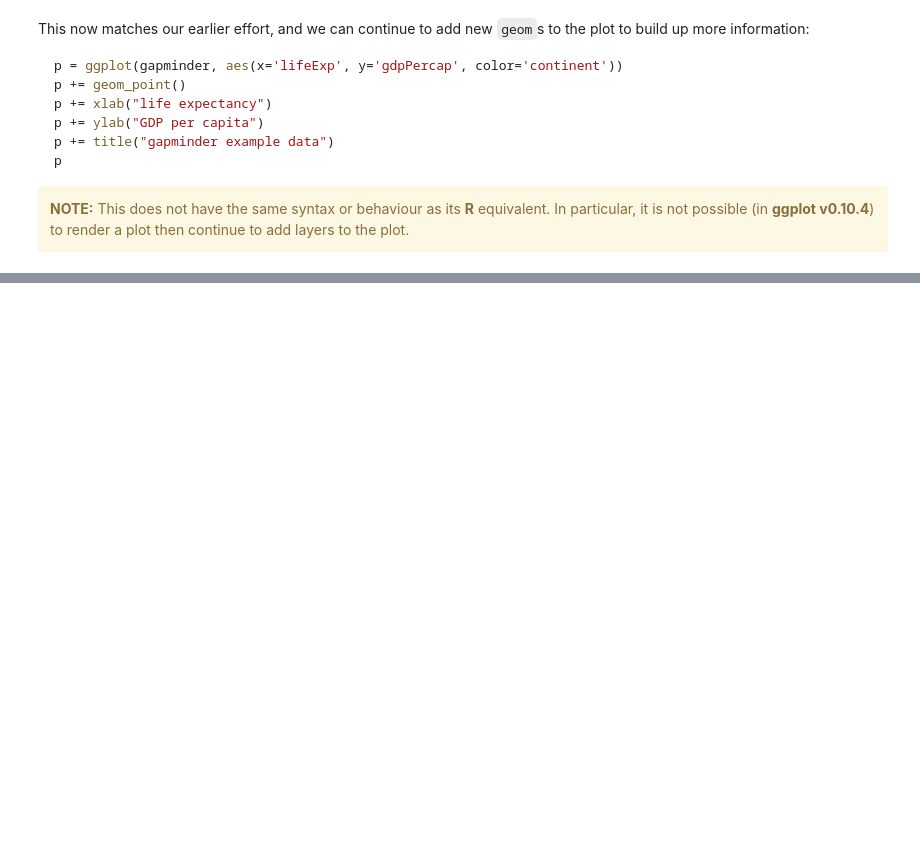
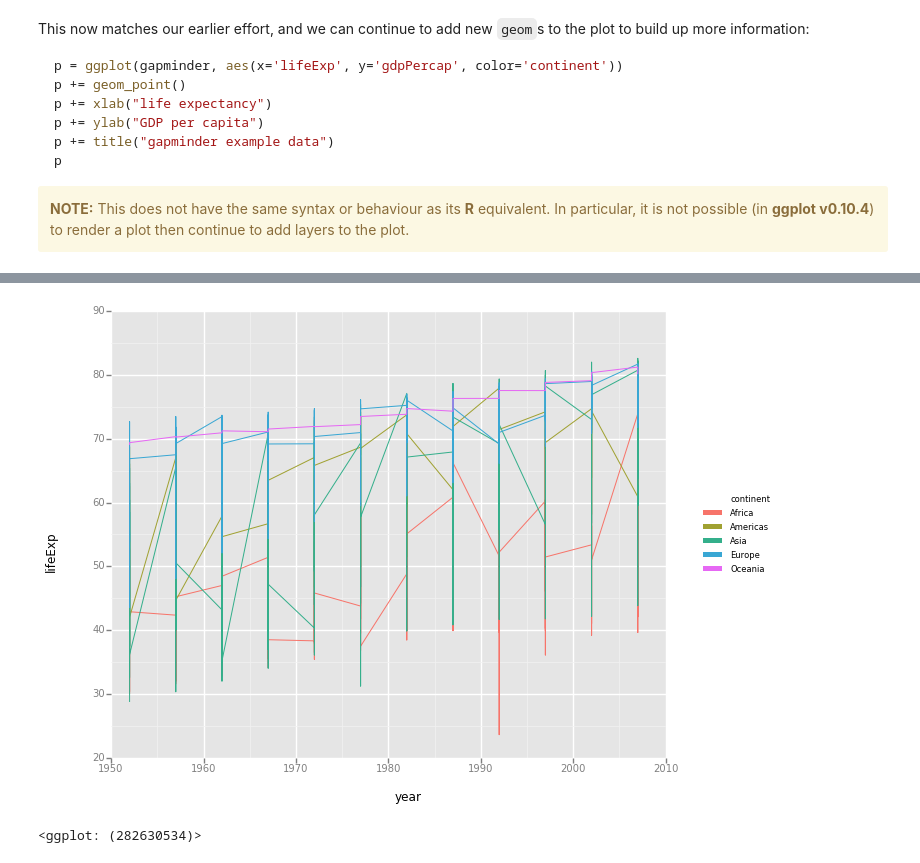
Before and after one commit to widdowquinn/Teaching-Data-Visualisation, a Jupyter notebook: exercises/grammar_of_graphics/grammar_of_graphics.ipynb, the cells around one changed output, grey strips where cells are left out. Saved outputs shown, nothing was run; the diff lists cells and outputs as text; code cells hidden in the pictures; blank space fills up the shorter version.

Commit message:
add the completed Grammar of Graphics exercise notebook

```diff
--- a/exercises/grammar_of_graphics/grammar_of_graphics.ipynb
+++ b/exercises/grammar_of_graphics/grammar_of_graphics.ipynb
@@ -314,0 +345,7 @@ p
+# %%
+# Render a line plot with geom_line()
+p = ggplot(gapminder, aes(x='year', y='lifeExp', color='continent'))
+p + geom_line()
+# %% [output]
+[figure, added]
+<ggplot: (282630534)>
```
Also changed, not shown: parts of 41 cells of this notebook, 2 other files.
